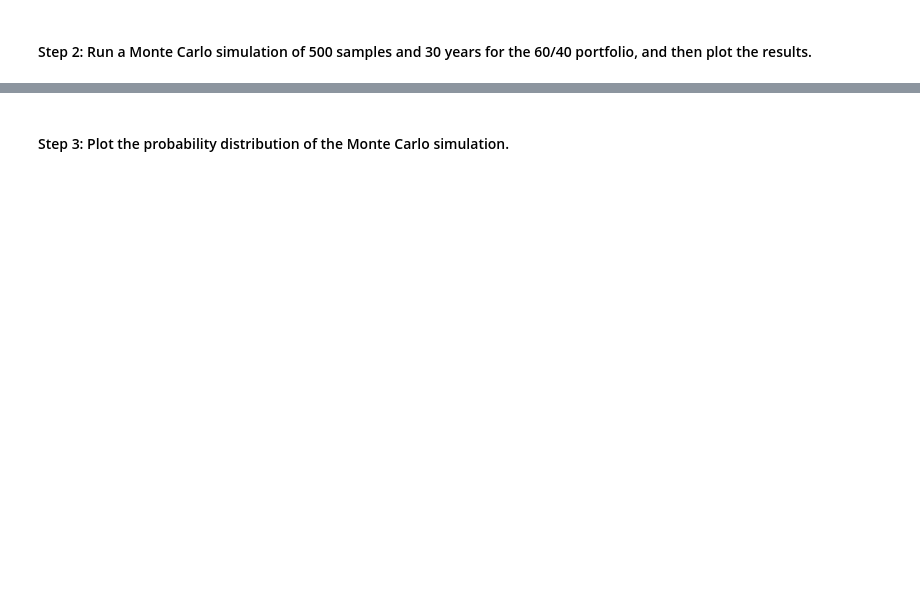
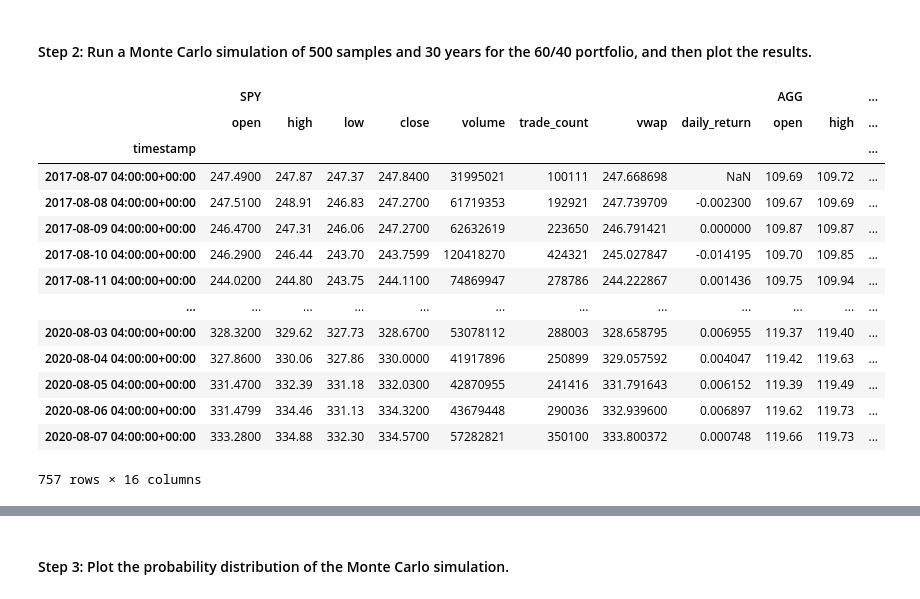
Before and after one commit to reiccv/Module_5_Challenge, a Jupyter notebook: financial_planning_tools.ipynb, the cells around one changed output, grey strips where cells are left out. Drawn from its saved outputs; the diff is of its cells as text; code cells hidden in the pictures; blank space fills up the shorter version.

```diff
--- a/financial_planning_tools.ipynb
+++ b/financial_planning_tools.ipynb
@@ -440,10 +460,30 @@ In this section, you’ll use the MCForecastTools library to create a Monte Carl
 # %%
 # Configure the Monte Carlo simulation to forecast 30 years cumulative returns
 # The weights should be split 40% to AGG and 60% to SPY.
 # Run 500 samples.
-# YOUR CODE HERE
+thirty_year_sim = MCSimulation(
+    portfolio_data = three_year_price_df,
+    weights=[.60, .40],
+    num_simulation = 500,
+    num_trading_days = 252 * 30)
 
 # Review the simulation input data
-# YOUR CODE HERE
+thirty_year_sim.portfolio_data
+# %% [output]
+|  | SPY |  |  |  |  |  |  |  | AGG |  | ... |
+|  | open | high | low | close | volume | trade_count | vwap | daily_return | open | high | ... |
+| timestamp |  |  |  |  |  |  |  |  |  |  | ... |
+| 2017-08-07 04:00:00+00:00 | 247.4900 | 247.87 | 247.37 | 247.8400 | 31995021 | 100111 | 247.668698 | NaN | 109.69 | 109.72 | ... |
+| 2017-08-08 04:00:00+00:00 | 247.5100 | 248.91 | 246.83 | 247.2700 | 61719353 | 192921 | 247.739709 | -0.002300 | 109.67 | 109.69 | ... |
+| 2017-08-09 04:00:00+00:00 | 246.4700 | 247.31 | 246.06 | 247.2700 | 62632619 | 223650 | 246.791421 | 0.000000 | 109.87 | 109.87 | ... |
+| 2017-08-10 04:00:00+00:00 | 246.2900 | 246.44 | 243.70 | 243.7599 | 120418270 | 424321 | 245.027847 | -0.014195 | 109.70 | 109.85 | ... |
+| 2017-08-11 04:00:00+00:00 | 244.0200 | 244.80 | 243.75 | 244.1100 | 74869947 | 278786 | 244.222867 | 0.001436 | 109.75 | 109.94 | ... |
+| ... | ... | ... | ... | ... | ... | ... | ... | ... | ... | ... | ... |
+| 2020-08-03 04:00:00+00:00 | 328.3200 | 329.62 | 327.73 | 328.6700 | 53078112 | 288003 | 328.658795 | 0.006955 | 119.37 | 119.40 | ... |
+| 2020-08-04 04:00:00+00:00 | 327.8600 | 330.06 | 327.86 | 330.0000 | 41917896 | 250899 | 329.057592 | 0.004047 | 119.42 | 119.63 | ... |
+| 2020-08-05 04:00:00+00:00 | 331.4700 | 332.39 | 331.18 | 332.0300 | 42870955 | 241416 | 331.791643 | 0.006152 | 119.39 | 119.49 | ... |
+| 2020-08-06 04:00:00+00:00 | 331.4799 | 334.46 | 331.13 | 334.3200 | 43679448 | 290036 | 332.939600 | 0.006897 | 119.62 | 119.73 | ... |
+| 2020-08-07 04:00:00+00:00 | 333.2800 | 334.88 | 332.30 | 334.5700 | 57282821 | 350100 | 333.800372 | 0.000748 | 119.66 | 119.73 | ... |
+757 rows × 16 columns
 # %%
 # Run the Monte Carlo simulation to forecast 30 years cumulative returns
```
Also changed, not shown: parts of 26 cells of this notebook.
